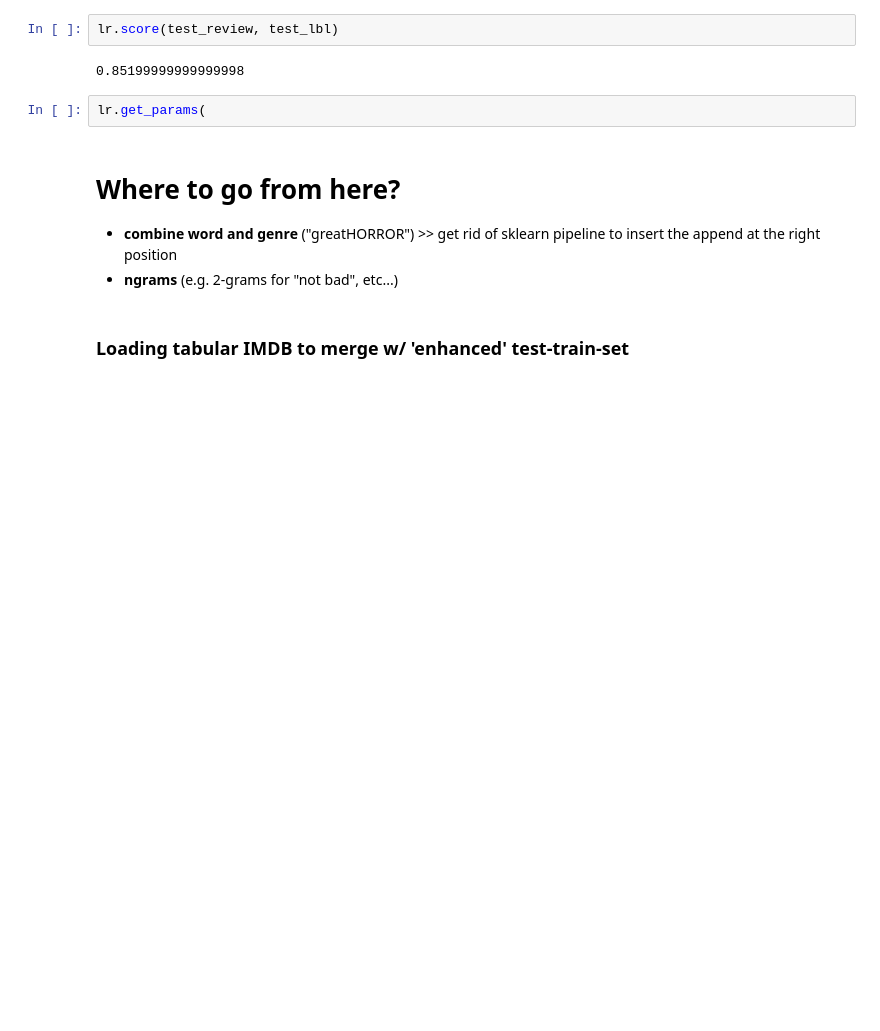
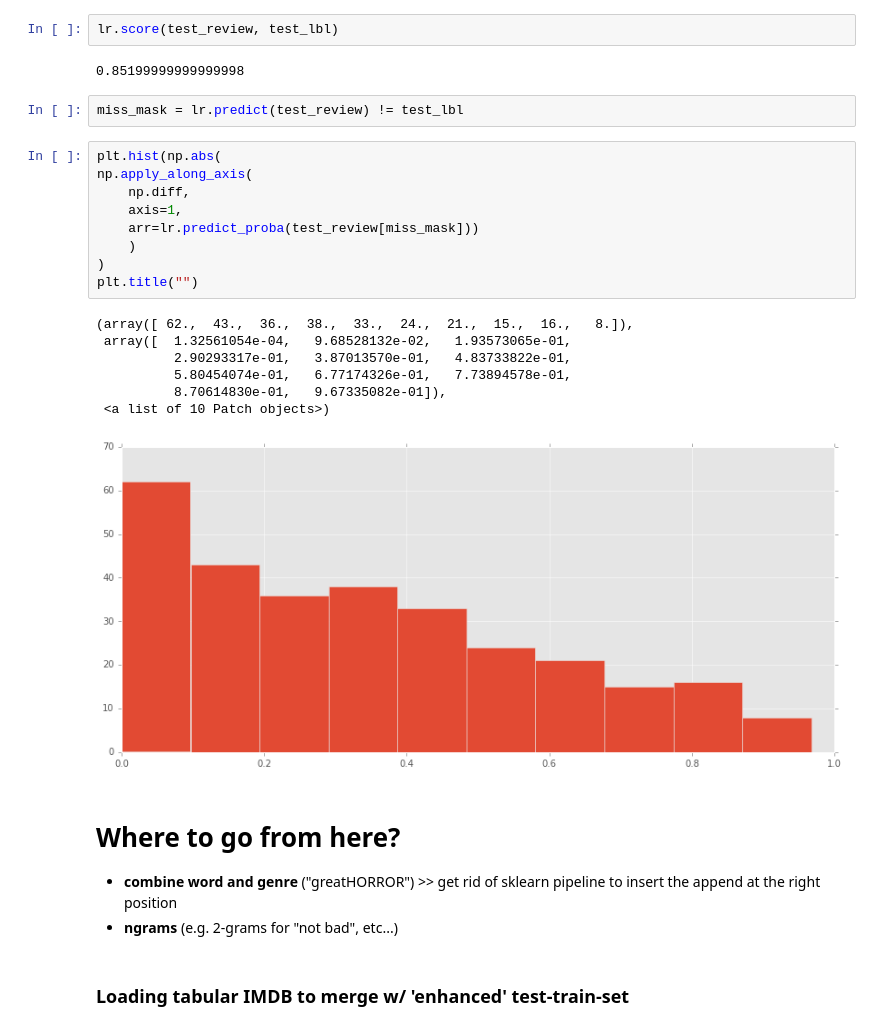
Before and after one commit to JoshuaGoerner/AppleSilverLords, a Jupyter notebook: notebooks/This is where the magic happens.ipynb, the cells around one changed output. Drawn from its saved outputs; the diff is of its cells as text; blank space fills up the shorter version.

Commit message:
Added deviation hist

```diff
--- a/notebooks/This is where the magic happens.ipynb
+++ b/notebooks/This is where the magic happens.ipynb
@@ -182,8 +182,25 @@ lr = _.best_estimator_
 lr.score(test_review, test_lbl)
 # %% [output]
 0.85199999999999998
-# %%
-lr.get_params(
+# %%
+miss_mask = lr.predict(test_review) != test_lbl
+# %%
+plt.hist(np.abs(
+np.apply_along_axis(
+    np.diff,
+    axis=1,
+    arr=lr.predict_proba(test_review[miss_mask]))
+    )
+)
+plt.title("")
+# %% [output]
+(array([ 62.,  43.,  36.,  38.,  33.,  24.,  21.,  15.,  16.,   8.]),
+ array([  1.32561054e-04,   9.68528132e-02,   1.93573065e-01,
+          2.90293317e-01,   3.87013570e-01,   4.83733822e-01,
+          5.80454074e-01,   6.77174326e-01,   7.73894578e-01,
+          8.70614830e-01,   9.67335082e-01]),
+ <a list of 10 Patch objects>)
+[figure, added]
 # %% [markdown]
 # Where to go from here?
 - **combine word and genre** ("greatHORROR") >> get rid of sklearn pipeline to insert the append at the right position
```
Also changed, not shown: parts of 3 cells of this notebook.
